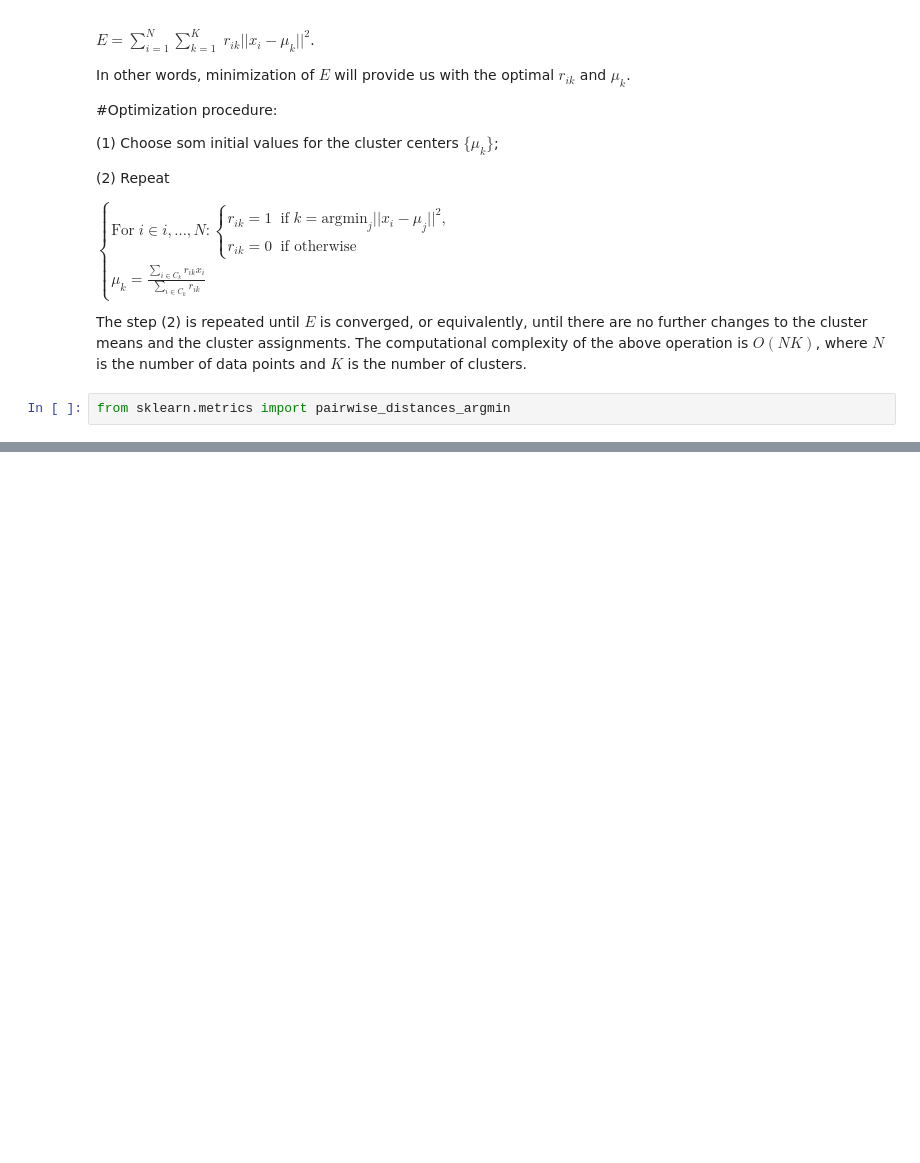
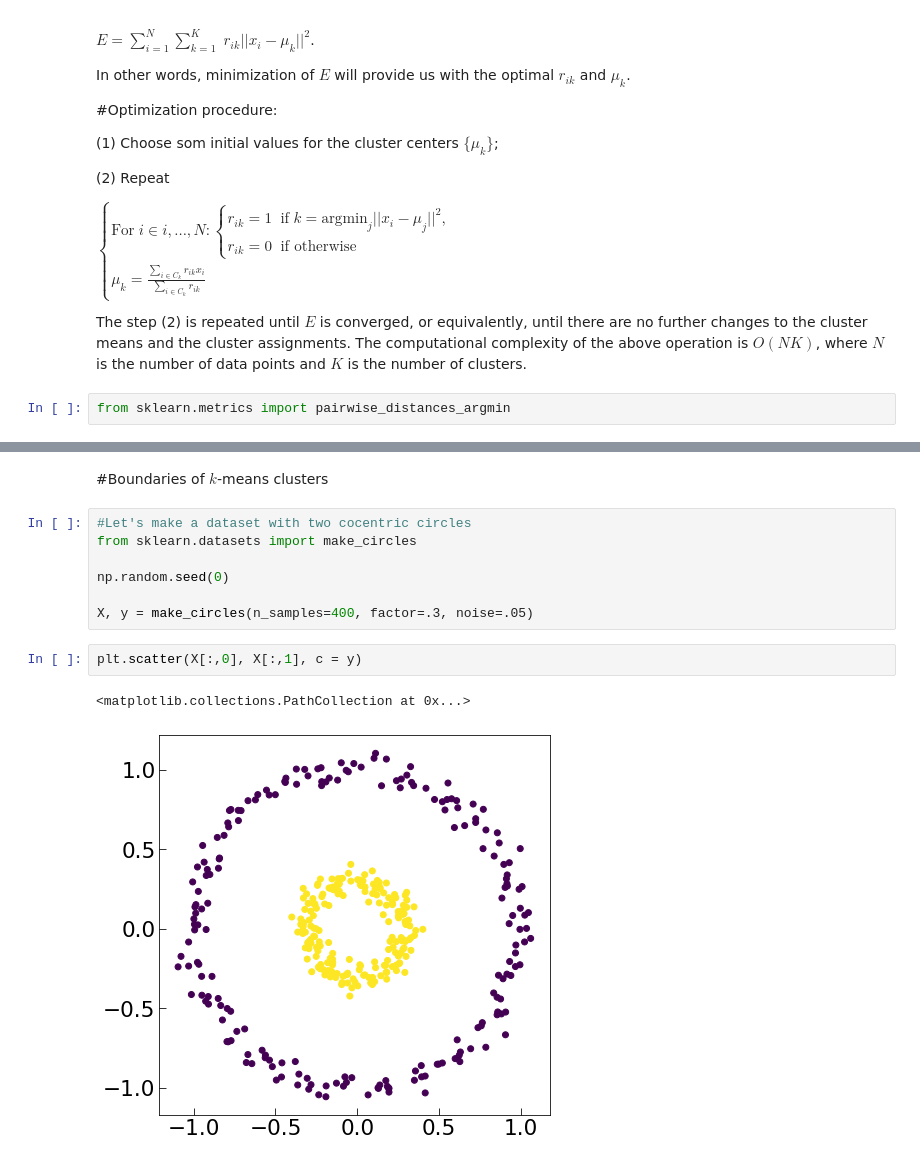
Before and after one commit to mjvakili/MLcourse, a Jupyter notebook: day5/k_means.ipynb, the cells around one changed output, grey strips where cells are left out. Saved outputs shown, nothing was run; the diff lists cells and outputs as text; blank space fills up the shorter version.

```diff
--- a/day5/k_means.ipynb
+++ b/day5/k_means.ipynb
@@ -88,0 +101,14 @@ initial choice of cluster centers
+# %% [markdown]
+#Boundaries of $k$-means clusters
+# %%
+#Let's make a dataset with two cocentric circles
+from sklearn.datasets import make_circles
+
+np.random.seed(0)
+
+X, y = make_circles(n_samples=400, factor=.3, noise=.05)
+# %%
+plt.scatter(X[:,0], X[:,1], c = y)
+# %% [output]
+<matplotlib.collections.PathCollection at 0x...>
+[figure, added]
```
Also changed, not shown: parts of 14 cells of this notebook.
